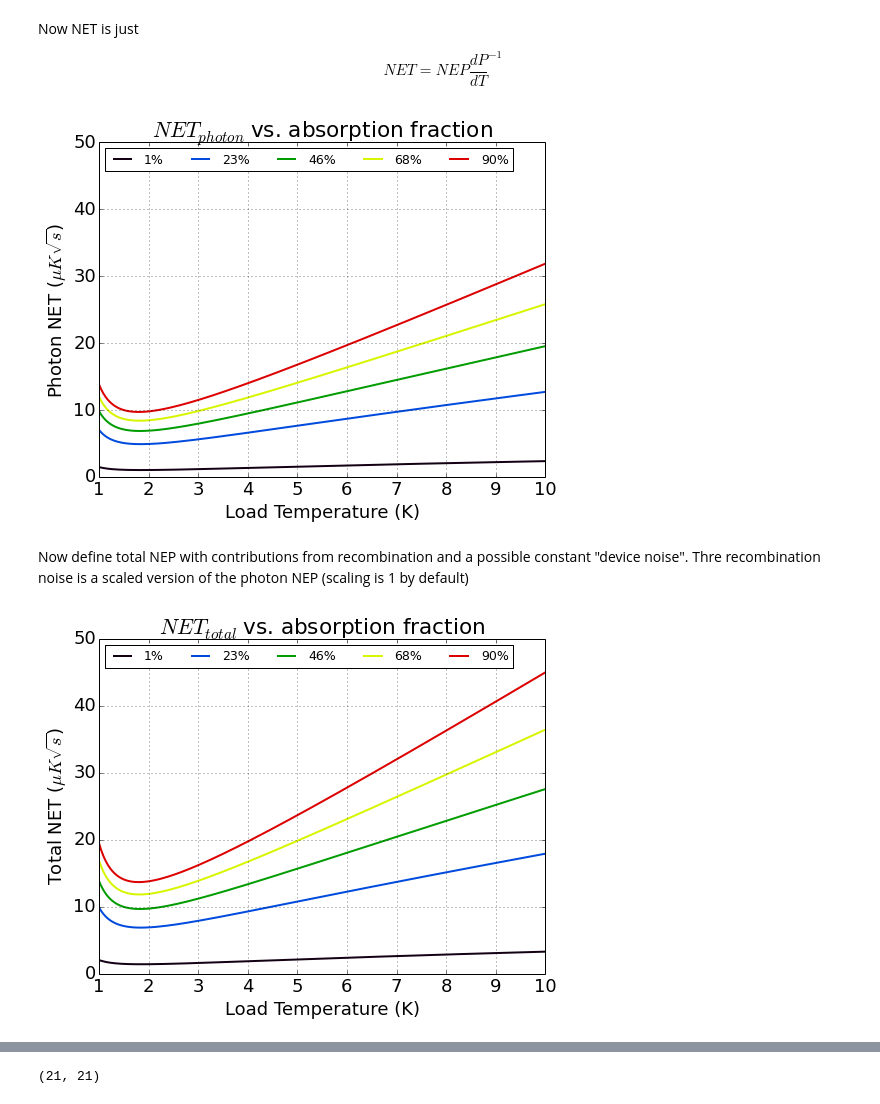
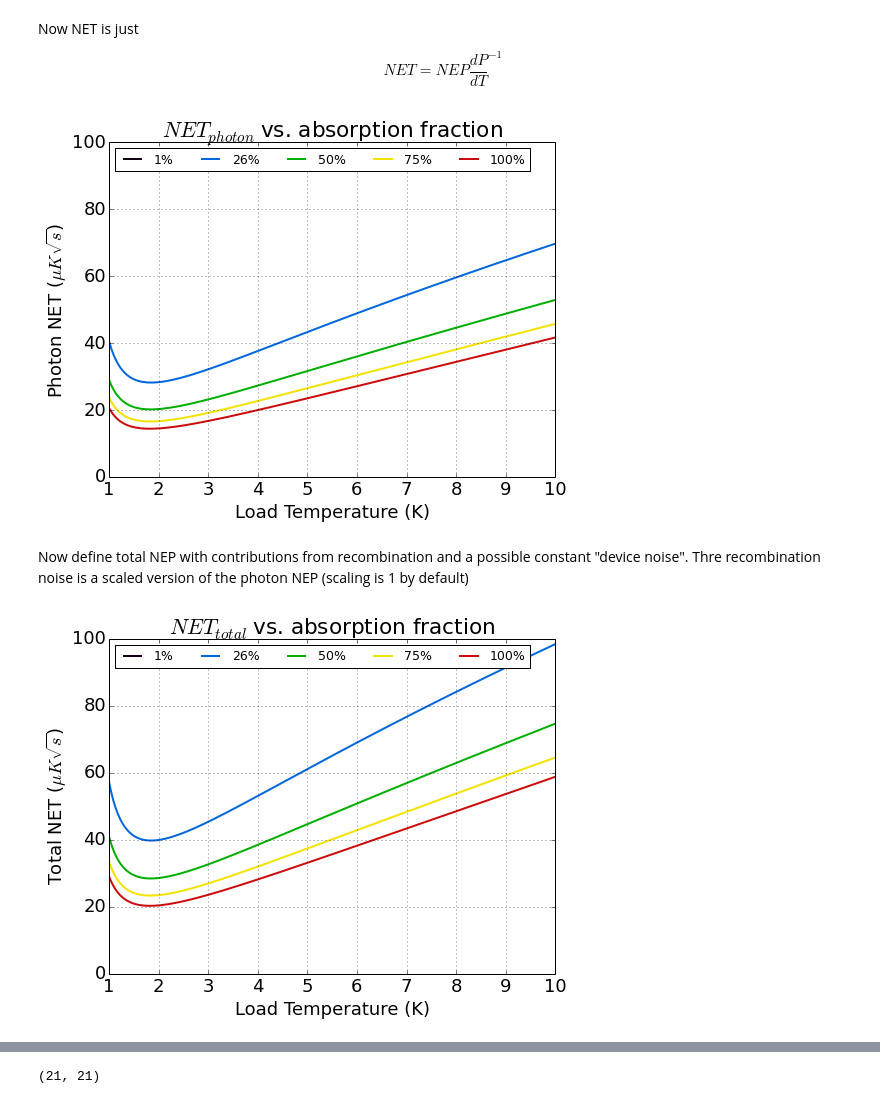
Before and after one commit to gitj/notebooks, a Jupyter notebook: 2014-03-04-blackbody-power.ipynb, the cells around one changed output, grey strips where cells are left out. Cells and saved outputs as stored; diff of their text form; code cells hidden in the pictures.

```diff
--- a/2014-03-04-blackbody-power.ipynb
+++ b/2014-03-04-blackbody-power.ipynb
@@ -14,7 +17,7 @@ Since we have the low pass filter in place, we'll assume $n_{modes} = 1$ giving:
 $$ B_{\nu}(T) = \frac{2h\nu}{e^{h\nu/kT}-1} $$
 # %%
 def Bnu(nu,T):
-    return 2*6.626e-34*nu/(np.exp((6.626e-34/1.38e-23)*(nu/T))-1)
+    return 6.626e-34*nu/(np.exp((6.626e-34/1.38e-23)*(nu/T))-1)
 # %% [markdown]
 Now integrate over the band, from 120 GHz to 170 GHz, to get power as a function of temperature
 # %%
@@ -56,5 +59,6 @@ grid()
 # %% [markdown]
 To convert to NET, we calculate $dP/dT$ to convert between watts and kelvin. We do this with a simple numerical derivative
 # %%
-def dPdT(T):
-    return (P(T+1e-3)-P(T))/1e-3
+def dPdT(T,frac=0.25):
+#    frac = 1
+    return (P(T+1e-3)-P(T))*frac/1e-3
@@ -72,19 +81,19 @@ Now NET is just
 $$NET = NEP\frac{dP}{dT}^{-1}$$
 # %%
 def NET(T,frac=0.5):
-    return NEP(T,frac=frac)/dPdT(T)
+    return NEP(T,frac=frac)/dPdT(T,frac=frac)
 # %%
-for frac in np.linspace(0.01,0.9,5):
+for frac in np.linspace(0.01,1,5):
     plot(T,1e6*NET(T,frac=frac)/np.sqrt(2),
-         color=plt.cm.spectral(frac),label=('%.0f%%' % (frac*100)))
+         color=plt.cm.spectral(frac/1.05),label=('%.0f%%' % (frac*100)))
 title('$NET_{photon}$ vs. absorption fraction')
 ylabel('Photon NET ($\mu K \sqrt{s}$)')
 xlabel('Load Temperature (K)')
 legend(loc='upper left',ncol=5,prop=dict(size='x-small'))
-ylim(0,50)
+ylim(0,100)
 grid()
 # %% [output]
-[figure, old version]
+[figure, new version]
 # %% [markdown]
 Now define total NEP with contributions from recombination and a possible constant "device noise". Thre recombination noise is a scaled version of the photon NEP (scaling is 1 by default)
 # %%
@@ -93,15 +102,15 @@ def NEP_total(T,recomb_factor=1,extra=0,frac=0.5):
     NEP_device = NEP_phot*recomb_factor
     return np.sqrt(NEP_phot**2 + NEP_device**2 + extra**2)
 # %%
-for frac in np.linspace(0.01,0.9,5):
-    plot(T,1e6*NEP_total(T,frac=frac,extra=0)/(dPdT(T)*np.sqrt(2)),
-         color=plt.cm.spectral(frac),label=('%.0f%%' % (frac*100)))
+for frac in np.linspace(0.01,1,5):
+    plot(T,1e6*NEP_total(T,frac=frac,extra=0)/(dPdT(T,frac=frac)*np.sqrt(2)),
+         color=plt.cm.spectral(frac/1.05),label=('%.0f%%' % (frac*100)))
 title('$NET_{total}$ vs. absorption fraction')
 ylabel('Total NET ($\mu K \sqrt{s}$)')
 xlabel('Load Temperature (K)')
-ylim(0,50)
+ylim(0,100)
 legend(loc='upper left',ncol=5,prop=dict(size='x-small'))
 grid()
 # %% [output]
-[figure, old version]
+[figure, new version]
 # %%
```
Also changed, not shown: parts of 13 cells of this notebook, 1 other file.
